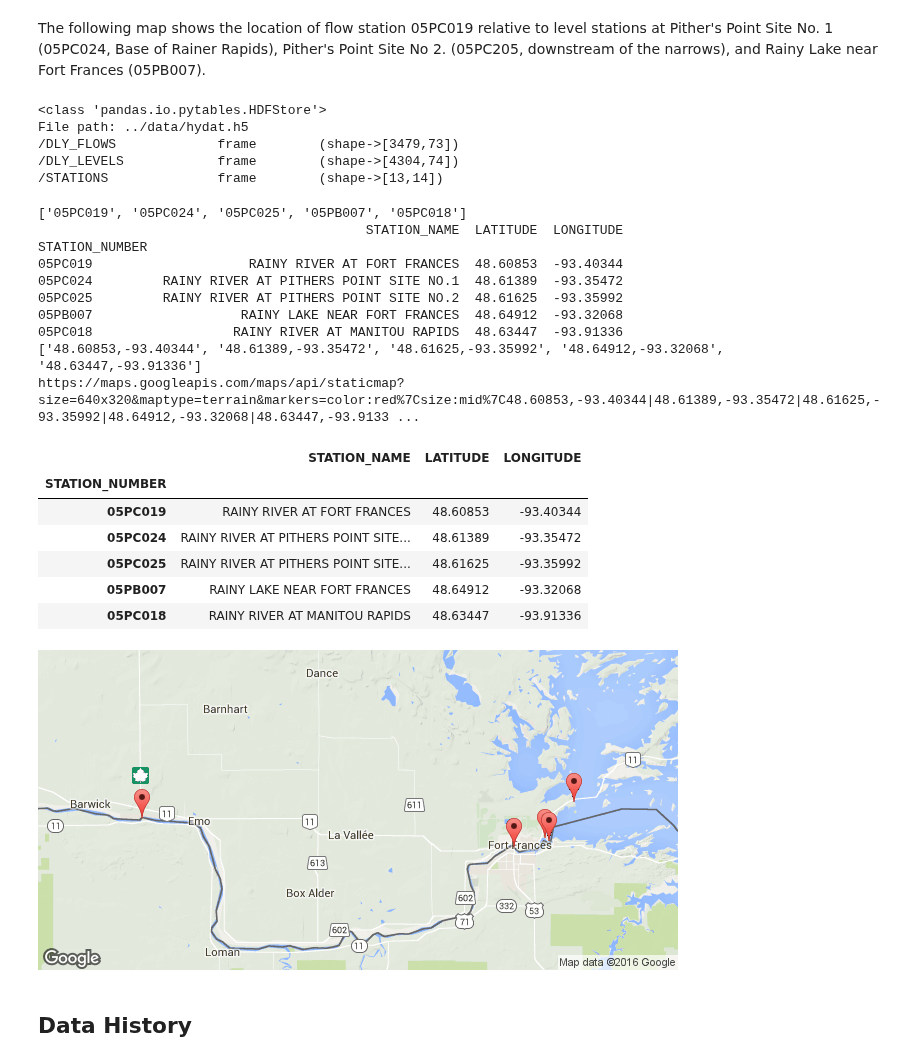
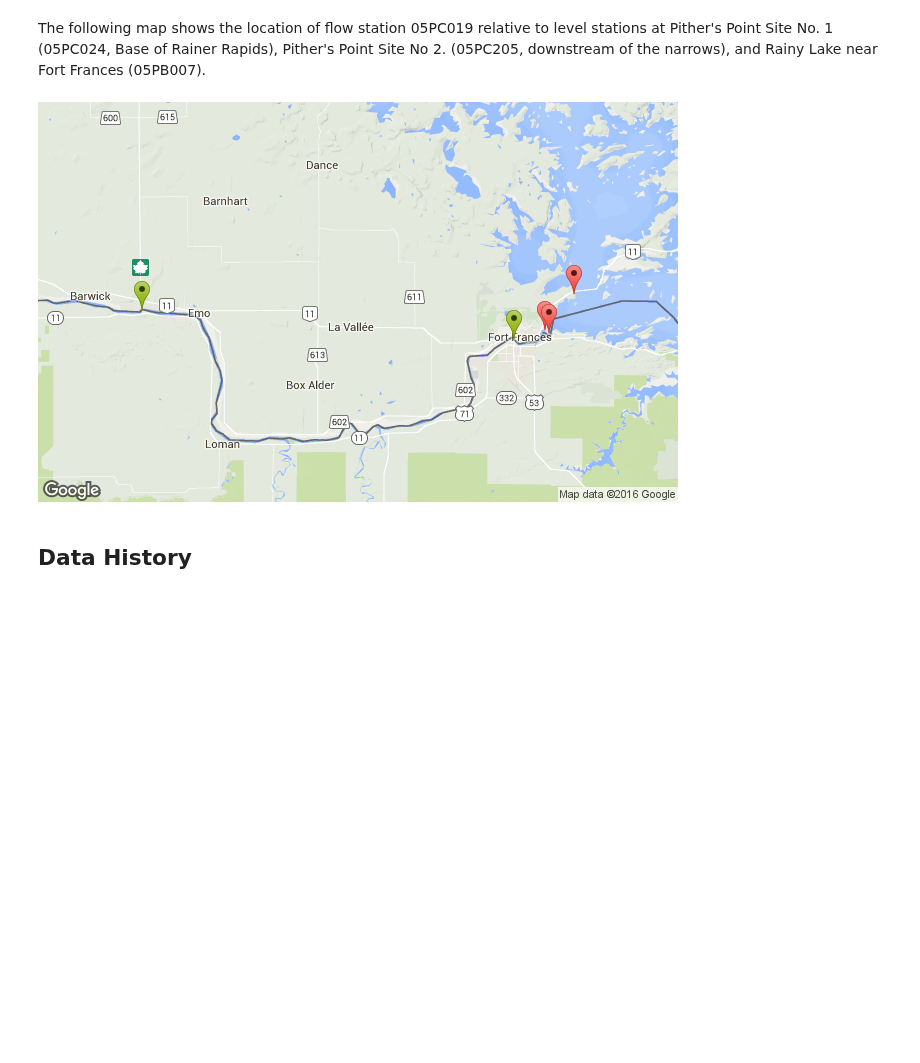
Before and after one commit to kmcgarry7/Rainy-Lake-Hydrology, a Jupyter notebook: notebooks/Rainy_River_Flows.ipynb, the cells around one changed output. Cells and saved outputs as stored; diff of their text form; code cells hidden in the pictures; blank space fills up the shorter version.

```diff
--- a/notebooks/Rainy_River_Flows.ipynb
+++ b/notebooks/Rainy_River_Flows.ipynb
@@ -89,34 +53,12 @@ def mapWSC(stationList):
 # %% [markdown]
 The following map shows the location of flow station 05PC019 relative to level stations at Pither's Point Site No. 1 (05PC024, Base of Rainer Rapids), Pither's Point Site No 2. (05PC205, downstream of the narrows), and Rainy Lake near Fort Frances (05PB007).
-# %%
-hydat
-# %% [output]
-<class 'pandas.io.pytables.HDFStore'>
-File path: ../data/hydat.h5
-/DLY_FLOWS             frame        (shape->[3479,73])
-/DLY_LEVELS            frame        (shape->[4304,74])
-/STATIONS              frame        (shape->[13,14])
 # %%
-mapWSC(['05PC019','05PC024','05PC025','05PB007','05PC018'])
+lvls = ['05PC024','05PC025','05PB007']
+flos = ['05PC019','05PC018']
+
+mapWSC(lvls,flos)
 # %% [output]
-['05PC019', '05PC024', '05PC025', '05PB007', '05PC018']
-                                          STATION_NAME  LATITUDE  LONGITUDE
-STATION_NUMBER
-05PC019                    RAINY RIVER AT FORT FRANCES  48.60853  -93.40344
-05PC024         RAINY RIVER AT PITHERS POINT SITE NO.1  48.61389  -93.35472
-05PC025         RAINY RIVER AT PITHERS POINT SITE NO.2  48.61625  -93.35992
-05PB007                   RAINY LAKE NEAR FORT FRANCES  48.64912  -93.32068
-05PC018                  RAINY RIVER AT MANITOU RAPIDS  48.63447  -93.91336
-['48.60853,-93.40344', '48.61389,-93.35472', '48.61625,-93.35992', '48.64912,-93.32068', '48.63447,-93.91336']
-https://maps.googleapis.com/maps/api/staticmap?size=640x320&maptype=terrain&markers=color:red%7Csize:mid%7C48.60853,-93.40344|48.61389,-93.35472|48.61625,-93.35992|48.64912,-93.32068|48.63447,-93.9133 ...
-|  | STATION_NAME | LATITUDE | LONGITUDE |
-| STATION_NUMBER |  |  |  |
-| 05PC019 | RAINY RIVER AT FORT FRANCES | 48.60853 | -93.40344 |
-| 05PC024 | RAINY RIVER AT PITHERS POINT SITE... | 48.61389 | -93.35472 |
-| 05PC025 | RAINY RIVER AT PITHERS POINT SITE... | 48.61625 | -93.35992 |
-| 05PB007 | RAINY LAKE NEAR FORT FRANCES | 48.64912 | -93.32068 |
-| 05PC018 | RAINY RIVER AT MANITOU RAPIDS | 48.63447 | -93.91336 |
-[figure, old version]
+[figure, new version]
 # %% [markdown]
 ## Data History
 # %%
```
Also changed, not shown: parts of 6 cells of this notebook, 3 other files.
